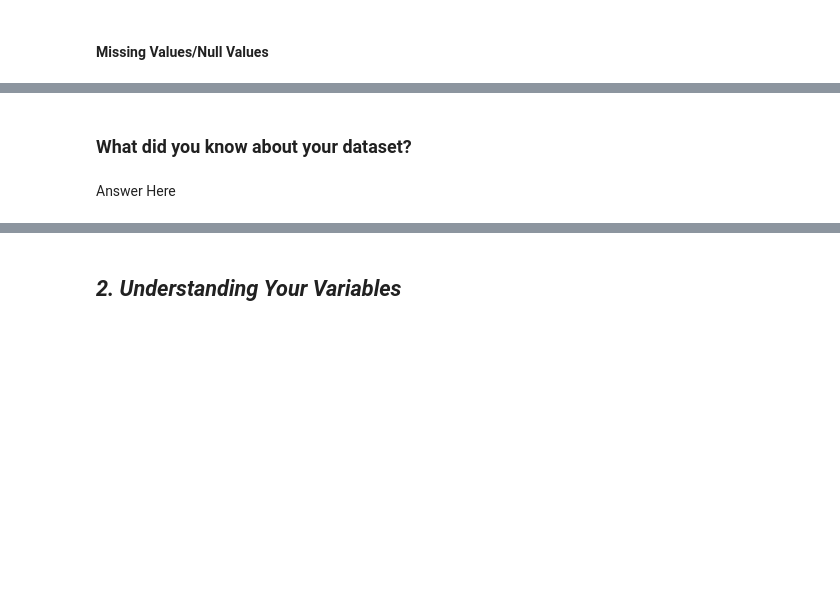
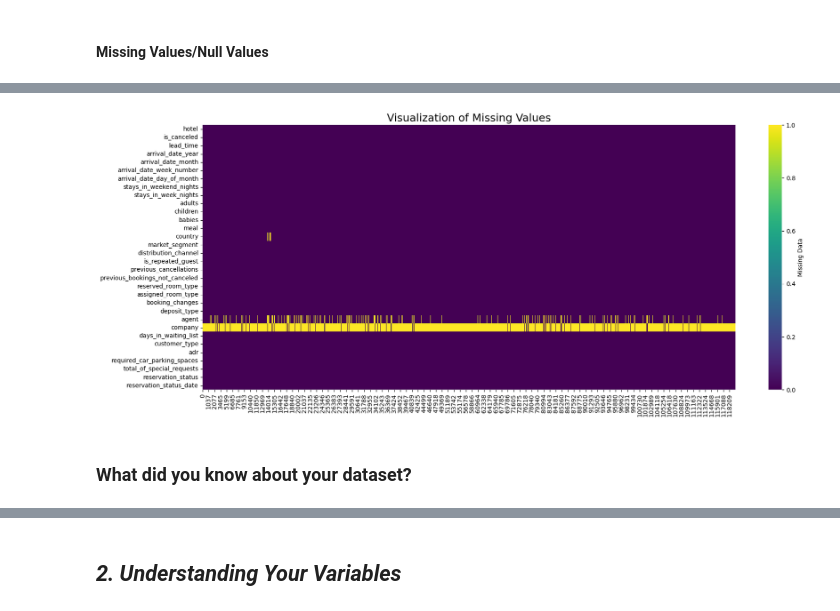
Before and after one commit to khanimrangithu/capstone2-hotel-booking-analysis, a Jupyter notebook: Copy_of_Sample_EDA_Submission_Template.ipynb, the cells around one changed output, grey strips where cells are left out. Cells and saved outputs as stored; diff of their text form; code cells hidden in the pictures; blank space fills up the shorter version.

```diff
--- a/Copy_of_Sample_EDA_Submission_Template.ipynb
+++ b/Copy_of_Sample_EDA_Submission_Template.ipynb
@@ -94,3 +95,6 @@ M - Multivariate Analysis
+# %%
+# Loading the Dataset
+hb_df = pd.read_csv("/content/drive/MyDrive/EDA Datasets/Hotel Bookings.csv")
 # %% [markdown]
 ### Dataset First View
 # %%
@@ -109,0 +161,3 @@ M - Multivariate Analysis
+# %%
+# Dropping the duplicate values
+hb_df.drop_duplicates(inplace=True)
@@ -116,4 +191,10 @@ M - Multivariate Analysis
+# %%
+# Visualizing the missing values
+plt.figure(figsize=(20,8))
+sns.heatmap(hb_df.isna().transpose(), cmap="viridis", cbar_kws={'label': 'Missing Data'})
+plt.title('Visualization of Missing Values', fontsize=18)
+plt.show()
+# %% [output]
+[figure, added]
 # %% [markdown]
 ### What did you know about your dataset?
-# %% [markdown]
-Answer Here
```
Also changed, not shown: parts of 39 cells of this notebook.
